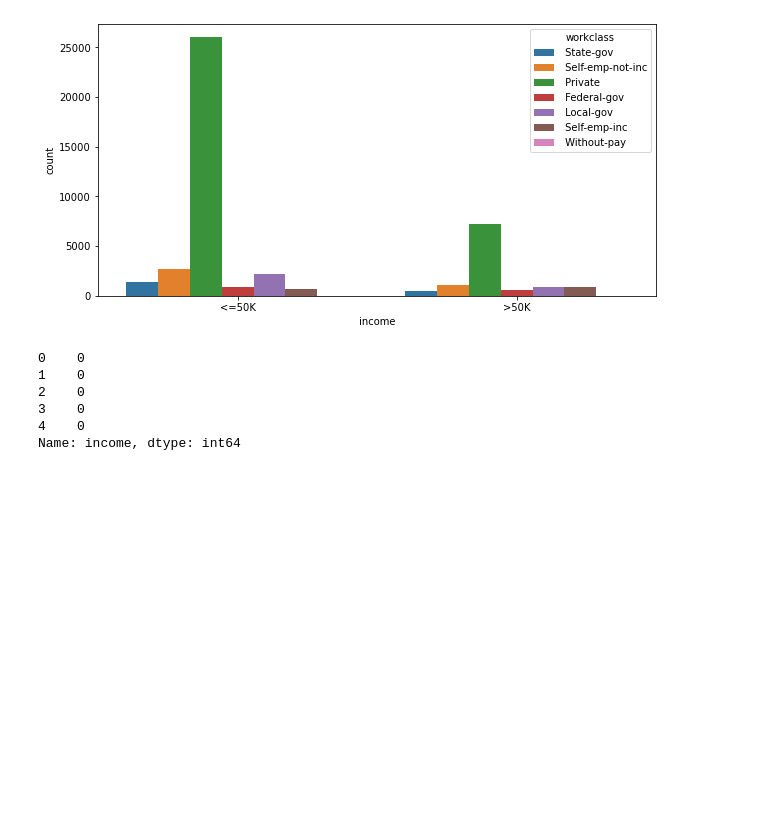
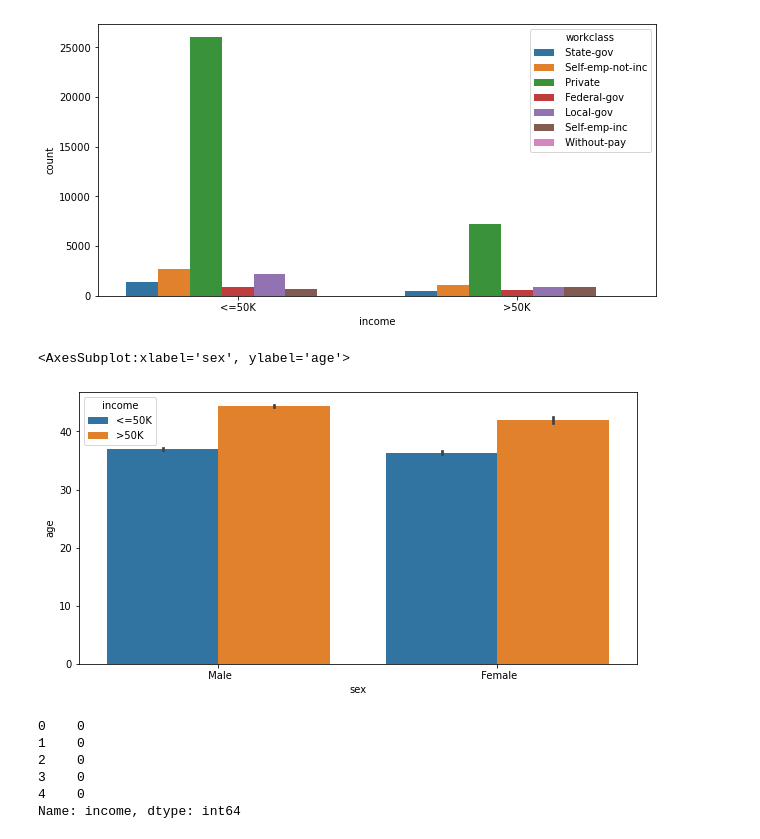
Before and after one commit to Rahulraj31/Udacity-ML-Charity-Competition, a Jupyter notebook: solution.ipynb, the cells around one changed output. Cells and saved outputs as stored; diff of their text form; code cells hidden in the pictures; blank space fills up the shorter version.

```diff
--- a/solution.ipynb
+++ b/solution.ipynb
@@ -85,6 +85,12 @@ sns.countplot(x='income',hue='workclass',data=df)
 # %% [output]
 <AxesSubplot:xlabel='income', ylabel='count'>
 [figure]
+# %%
+fig, ax = plt.subplots(figsize= (10, 5))
+sns.barplot(y='age',x='sex',hue='income',data=df)
+# %% [output]
+<AxesSubplot:xlabel='sex', ylabel='age'>
+[figure, added]
 # %%
 Y=df["income"]
 X=df.drop(["income"],axis=1)
```
Also changed, not shown: parts of 2 cells of this notebook.
